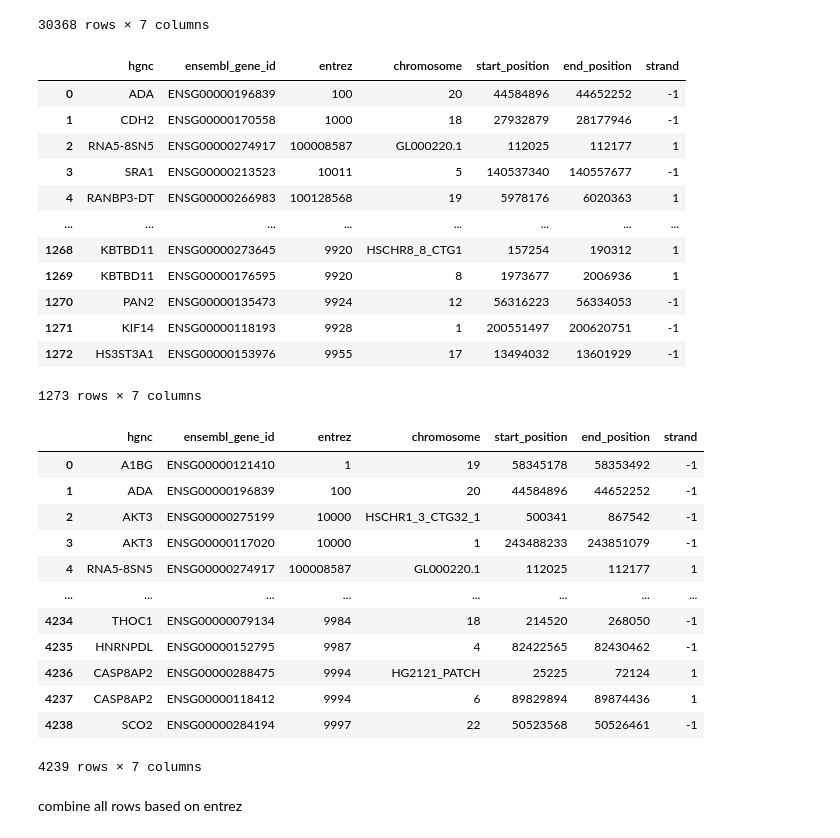
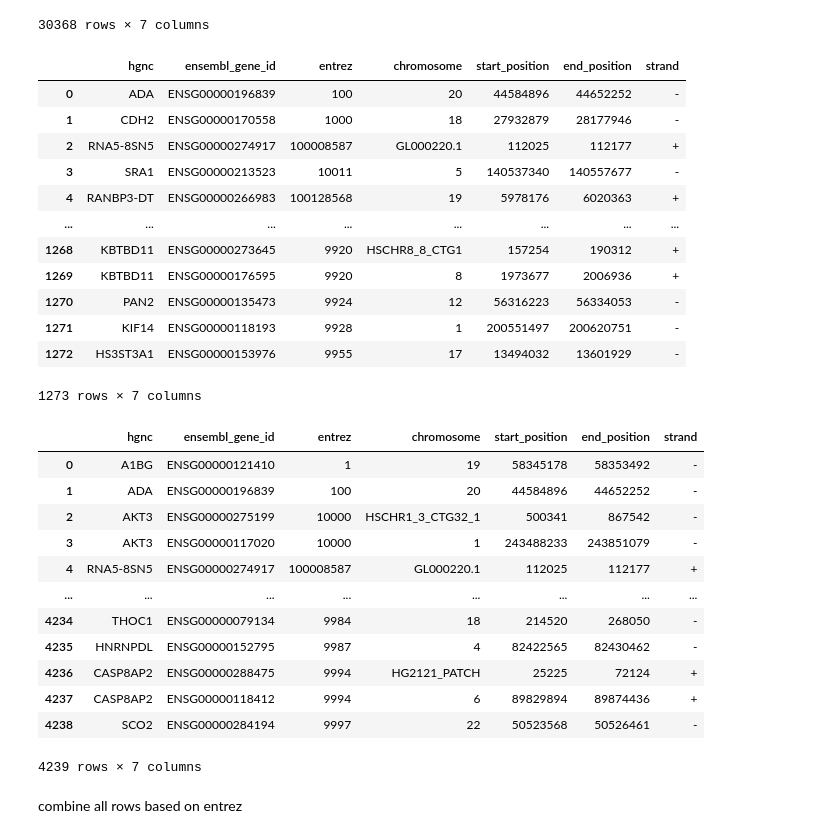
Before and after one commit to Nathan2400912/AD_Database, a Jupyter notebook: data_parsing.ipynb, the cells around one changed output. Saved outputs shown, nothing was run; the diff lists cells and outputs as text; code cells hidden in the pictures.

Commit message:
finished parsing data

```diff
--- a/data_parsing.ipynb
+++ b/data_parsing.ipynb
@@ -328,37 +328,40 @@ genes_trem2
 30368 rows × 7 columns
 # %%
 genes_coculture = pd.read_csv('/Users/nathan/Desktop/Bioinformatics/Projects/AD_Database/Data/Genes/coculture_genes.csv')
+genes_coculture['strand'] = genes_coculture['strand'].replace({1: '+', -1: '-'})
 genes_coculture
 # %% [output]
 |  | hgnc | ensembl_gene_id | entrez | chromosome | start_position | end_position | strand |
-| 0 | ADA | ENSG00000196839 | 100 | 20 | 44584896 | 44652252 | -1 |
-| 1 | CDH2 | ENSG00000170558 | 1000 | 18 | 27932879 | 28177946 | -1 |
-| 2 | RNA5-8SN5 | ENSG00000274917 | 100008587 | GL000220.1 | 112025 | 112177 | 1 |
-| 3 | SRA1 | ENSG00000213523 | 10011 | 5 | 140537340 | 140557677 | -1 |
-| 4 | RANBP3-DT | ENSG00000266983 | 100128568 | 19 | 5978176 | 6020363 | 1 |
+| 0 | ADA | ENSG00000196839 | 100 | 20 | 44584896 | 44652252 | - |
+| 1 | CDH2 | ENSG00000170558 | 1000 | 18 | 27932879 | 28177946 | - |
+| 2 | RNA5-8SN5 | ENSG00000274917 | 100008587 | GL000220.1 | 112025 | 112177 | + |
+| 3 | SRA1 | ENSG00000213523 | 10011 | 5 | 140537340 | 140557677 | - |
+| 4 | RANBP3-DT | ENSG00000266983 | 100128568 | 19 | 5978176 | 6020363 | + |
 | ... | ... | ... | ... | ... | ... | ... | ... |
-| 1268 | KBTBD11 | ENSG00000273645 | 9920 | HSCHR8_8_CTG1 | 157254 | 190312 | 1 |
-| 1269 | KBTBD11 | ENSG00000176595 | 9920 | 8 | 1973677 | 2006936 | 1 |
-| 1270 | PAN2 | ENSG00000135473 | 9924 | 12 | 56316223 | 56334053 | -1 |
-| 1271 | KIF14 | ENSG00000118193 | 9928 | 1 | 200551497 | 200620751 | -1 |
-| 1272 | HS3ST3A1 | ENSG00000153976 | 9955 | 17 | 13494032 | 13601929 | -1 |
+| 1268 | KBTBD11 | ENSG00000273645 | 9920 | HSCHR8_8_CTG1 | 157254 | 190312 | + |
+| 1269 | KBTBD11 | ENSG00000176595 | 9920 | 8 | 1973677 | 2006936 | + |
+| 1270 | PAN2 | ENSG00000135473 | 9924 | 12 | 56316223 | 56334053 | - |
+| 1271 | KIF14 | ENSG00000118193 | 9928 | 1 | 200551497 | 200620751 | - |
+| 1272 | HS3ST3A1 | ENSG00000153976 | 9955 | 17 | 13494032 | 13601929 | - |
 1273 rows × 7 columns
 # %%
-genes_xmg_7days = pd.read_csv('/Users/nathan/Desktop/Bioinformatics/Projects/AD_Database/Data/Genes/xMG_7days_genes.csv')
+genes_xmg_7days = pd.read_csv('/Users/nathan/Desktop/Bioinformatics/Projects/AD_Database/Data/Genes/gene_annotations_iMG_vs_xMG7days.csv')
+genes_xmg_7days['strand'] = genes_xmg_7days['strand'].replace({1: '+', -1: '-'})
+genes_xmg_7days = genes_xmg_7days[['hgnc', 'ensembl_gene_id', 'entrez', 'chromosome', 'start_position', 'end_position', 'strand']]
 genes_xmg_7days
 # %% [output]
 |  | hgnc | ensembl_gene_id | entrez | chromosome | start_position | end_position | strand |
-| 0 | A1BG | ENSG00000121410 | 1 | 19 | 58345178 | 58353492 | -1 |
-| 1 | ADA | ENSG00000196839 | 100 | 20 | 44584896 | 44652252 | -1 |
-| 2 | AKT3 | ENSG00000275199 | 10000 | HSCHR1_3_CTG32_1 | 500341 | 867542 | -1 |
-| 3 | AKT3 | ENSG00000117020 | 10000 | 1 | 243488233 | 243851079 | -1 |
-| 4 | RNA5-8SN5 | ENSG00000274917 | 100008587 | GL000220.1 | 112025 | 112177 | 1 |
+| 0 | A1BG | ENSG00000121410 | 1 | 19 | 58345178 | 58353492 | - |
+| 1 | ADA | ENSG00000196839 | 100 | 20 | 44584896 | 44652252 | - |
+| 2 | AKT3 | ENSG00000275199 | 10000 | HSCHR1_3_CTG32_1 | 500341 | 867542 | - |
+| 3 | AKT3 | ENSG00000117020 | 10000 | 1 | 243488233 | 243851079 | - |
+| 4 | RNA5-8SN5 | ENSG00000274917 | 100008587 | GL000220.1 | 112025 | 112177 | + |
 | ... | ... | ... | ... | ... | ... | ... | ... |
-| 4234 | THOC1 | ENSG00000079134 | 9984 | 18 | 214520 | 268050 | -1 |
-| 4235 | HNRNPDL | ENSG00000152795 | 9987 | 4 | 82422565 | 82430462 | -1 |
-| 4236 | CASP8AP2 | ENSG00000288475 | 9994 | HG2121_PATCH | 25225 | 72124 | 1 |
-| 4237 | CASP8AP2 | ENSG00000118412 | 9994 | 6 | 89829894 | 89874436 | 1 |
-| 4238 | SCO2 | ENSG00000284194 | 9997 | 22 | 50523568 | 50526461 | -1 |
+| 4234 | THOC1 | ENSG00000079134 | 9984 | 18 | 214520 | 268050 | - |
+| 4235 | HNRNPDL | ENSG00000152795 | 9987 | 4 | 82422565 | 82430462 | - |
+| 4236 | CASP8AP2 | ENSG00000288475 | 9994 | HG2121_PATCH | 25225 | 72124 | + |
+| 4237 | CASP8AP2 | ENSG00000118412 | 9994 | 6 | 89829894 | 89874436 | + |
+| 4238 | SCO2 | ENSG00000284194 | 9997 | 22 | 50523568 | 50526461 | - |
 4239 rows × 7 columns
 # %% [markdown]
 combine all rows based on entrez
```
Also changed, not shown: parts of 26 cells of this notebook, 1 other file.
